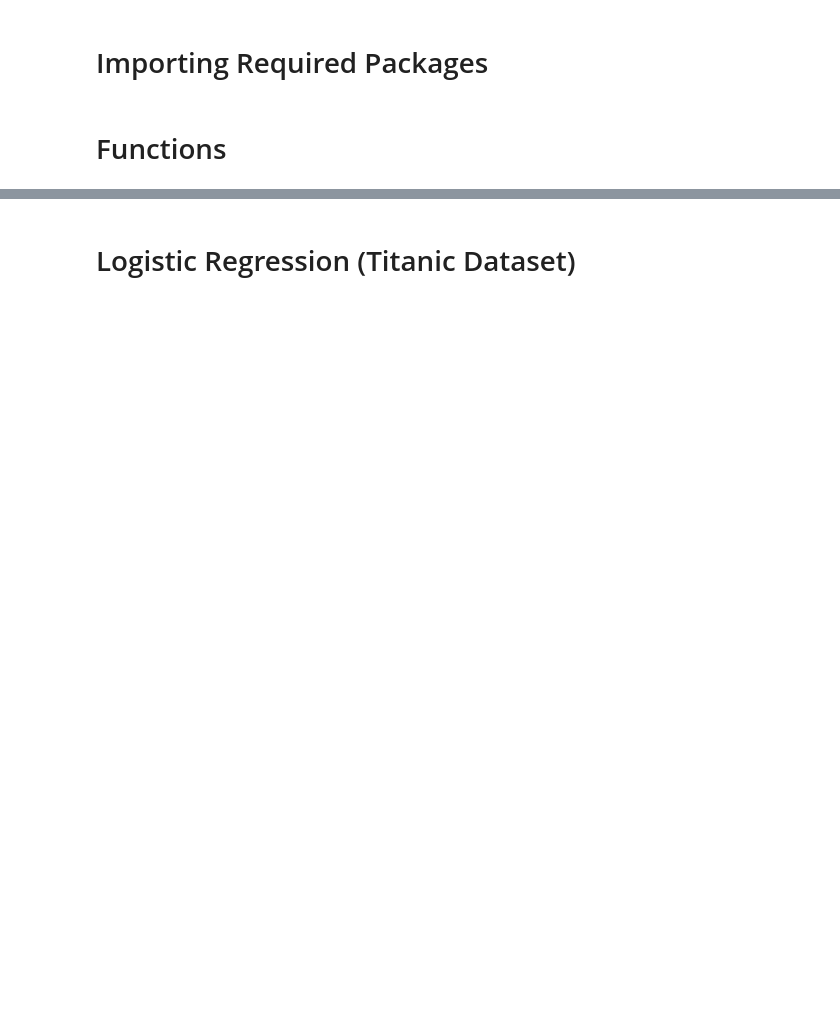
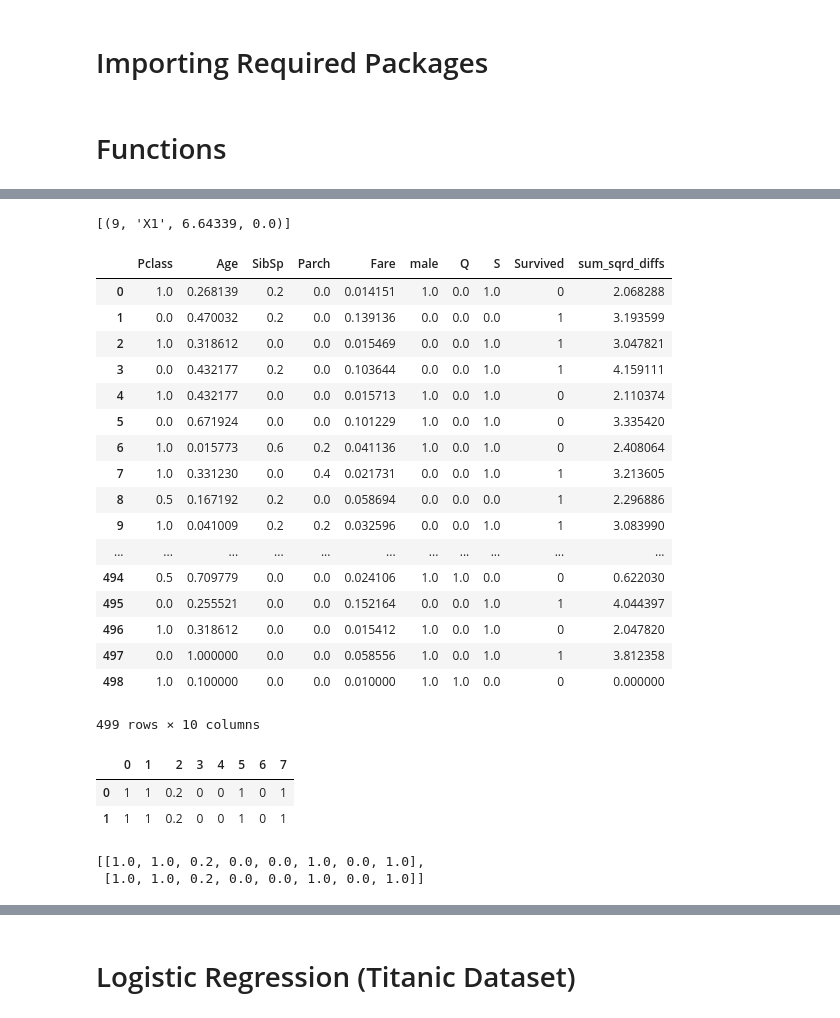
Before and after one commit to S-K-Sivakumar/Python-Projects, a Jupyter notebook: Machine Learning Algorithms.ipynb, the cells around one changed output, grey strips where cells are left out. Saved outputs shown, nothing was run; the diff lists cells and outputs as text; code cells hidden in the pictures; blank space fills up the shorter version.

```diff
--- a/Machine Learning Algorithms.ipynb
+++ b/Machine Learning Algorithms.ipynb
@@ -185,0 +428,33 @@ def split_df(df,test_size = 0.3,df_to_return = 'df_train'):
+# %%
+def knn(df_in,new_pts_list,dep_col,k = 7):
+    import statistics
+
+    if type(new_pts_list) == type(df_in):
+        l_list_new_pts = []
+        for rn in range(new_pts_list.count()[0]):
+            l_list_new_pts.append(list(new_pts_list.iloc[rn,:]))
+        new_pts_list = l_list_new_pts
+
+    def knn_1pt(df,new_point,output_col = dep_col,k = k):
+
+        df1 = df.copy()
+        new_pt_df = pd.DataFrame(data = [new_point + ['DK']],columns=df.columns)
+        df_out = df1.append(new_pt_df,ignore_index = True)
+
+        df2 = df_out.drop(output_col,axis=1)
+        count_rows = df2.count()[0]
+        new_pt_ind = count_rows - 1
+        df2['sum_sqrd_diffs'] = 0
+        for row_num in range(0,count_rows):
+            sum_sqrd_diffs = 0
+            for col_num in range(0,len(df2.columns)):
+                sum_sqrd_diffs += (df2.iloc[new_pt_ind,col_num] - df2.iloc[row_num,col_num])**2
+            df_out.loc[row_num,'sum_sqrd_diffs'] = sum_sqrd_diffs
+
+        df_out.loc[new_pt_ind,output_col] = statistics.mode(df_out.iloc[:new_pt_ind,:].sort_values('sum_sqrd_diffs').head(k)[output_col])
+        df_in = df_out.drop('sum_sqrd_diffs',axis = 1).copy()
+        return df_in
+
+    for np in new_pts_list:
+        df_in =  knn_1pt(new_point = np,df=df_in).copy()
+    return df_in
@@ -185,0 +896,40 @@ def split_df(df,test_size = 0.3,df_to_return = 'df_train'):
+# %%
+cart(cart_df)
+# %% [output]
+[(9, 'X1', 6.64339, 0.0)]
+# %%
+knn(tit_train_norm.iloc[:,:],[1,.1,0,0,.01,1,1,0],'Survived',k = 10)
+# %% [output]
+|  | Pclass | Age | SibSp | Parch | Fare | male | Q | S | Survived | sum_sqrd_diffs |
+| 0 | 1.0 | 0.268139 | 0.2 | 0.0 | 0.014151 | 1.0 | 0.0 | 1.0 | 0 | 2.068288 |
+| 1 | 0.0 | 0.470032 | 0.2 | 0.0 | 0.139136 | 0.0 | 0.0 | 0.0 | 1 | 3.193599 |
+| 2 | 1.0 | 0.318612 | 0.0 | 0.0 | 0.015469 | 0.0 | 0.0 | 1.0 | 1 | 3.047821 |
+| 3 | 0.0 | 0.432177 | 0.2 | 0.0 | 0.103644 | 0.0 | 0.0 | 1.0 | 1 | 4.159111 |
+| 4 | 1.0 | 0.432177 | 0.0 | 0.0 | 0.015713 | 1.0 | 0.0 | 1.0 | 0 | 2.110374 |
+| 5 | 0.0 | 0.671924 | 0.0 | 0.0 | 0.101229 | 1.0 | 0.0 | 1.0 | 0 | 3.335420 |
+| 6 | 1.0 | 0.015773 | 0.6 | 0.2 | 0.041136 | 1.0 | 0.0 | 1.0 | 0 | 2.408064 |
+| 7 | 1.0 | 0.331230 | 0.0 | 0.4 | 0.021731 | 0.0 | 0.0 | 1.0 | 1 | 3.213605 |
+| 8 | 0.5 | 0.167192 | 0.2 | 0.0 | 0.058694 | 0.0 | 0.0 | 0.0 | 1 | 2.296886 |
+| 9 | 1.0 | 0.041009 | 0.2 | 0.2 | 0.032596 | 0.0 | 0.0 | 1.0 | 1 | 3.083990 |
+| ... | ... | ... | ... | ... | ... | ... | ... | ... | ... | ... |
+| 494 | 0.5 | 0.709779 | 0.0 | 0.0 | 0.024106 | 1.0 | 1.0 | 0.0 | 0 | 0.622030 |
+| 495 | 0.0 | 0.255521 | 0.0 | 0.0 | 0.152164 | 0.0 | 0.0 | 1.0 | 1 | 4.044397 |
+| 496 | 1.0 | 0.318612 | 0.0 | 0.0 | 0.015412 | 1.0 | 0.0 | 1.0 | 0 | 2.047820 |
+| 497 | 0.0 | 1.000000 | 0.0 | 0.0 | 0.058556 | 1.0 | 0.0 | 1.0 | 1 | 3.812358 |
+| 498 | 1.0 | 0.100000 | 0.0 | 0.0 | 0.010000 | 1.0 | 1.0 | 0.0 | 0 | 0.000000 |
+499 rows × 10 columns
+# %%
+new_df = pd.DataFrame(data = [[1,1,.2,0,0,1,0,1],[1,1,.2,0,0,1,0,1]])
+new_df
+# %% [output]
+|  | 0 | 1 | 2 | 3 | 4 | 5 | 6 | 7 |
+| 0 | 1 | 1 | 0.2 | 0 | 0 | 1 | 0 | 1 |
+| 1 | 1 | 1 | 0.2 | 0 | 0 | 1 | 0 | 1 |
+# %%
+l_list_test = []
+for rn in range(new_df.count()[0]):
+    l_list_test.append(list(new_df.iloc[rn,:]))
+l_list_test
+# %% [output]
+[[1.0, 1.0, 0.2, 0.0, 0.0, 1.0, 0.0, 1.0],
+ [1.0, 1.0, 0.2, 0.0, 0.0, 1.0, 0.0, 1.0]]
```
Also changed, not shown: parts of 64 cells of this notebook.
